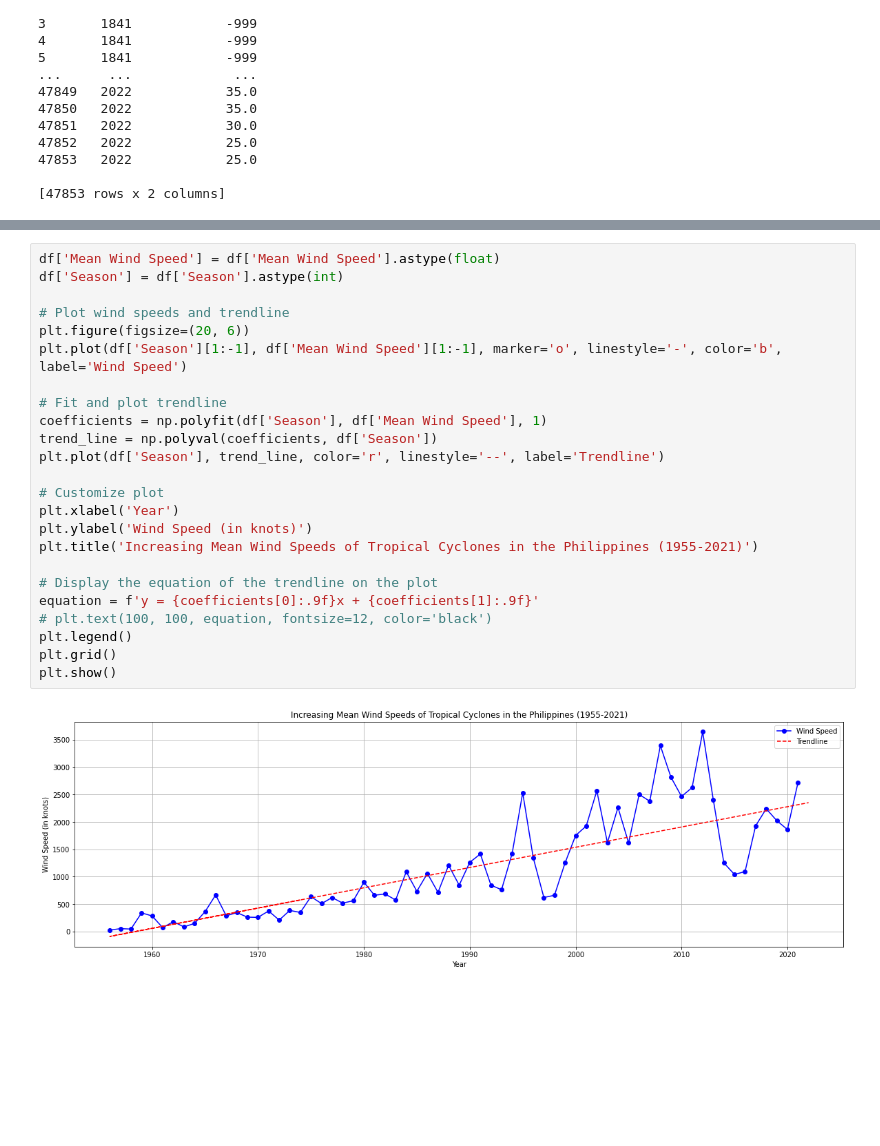
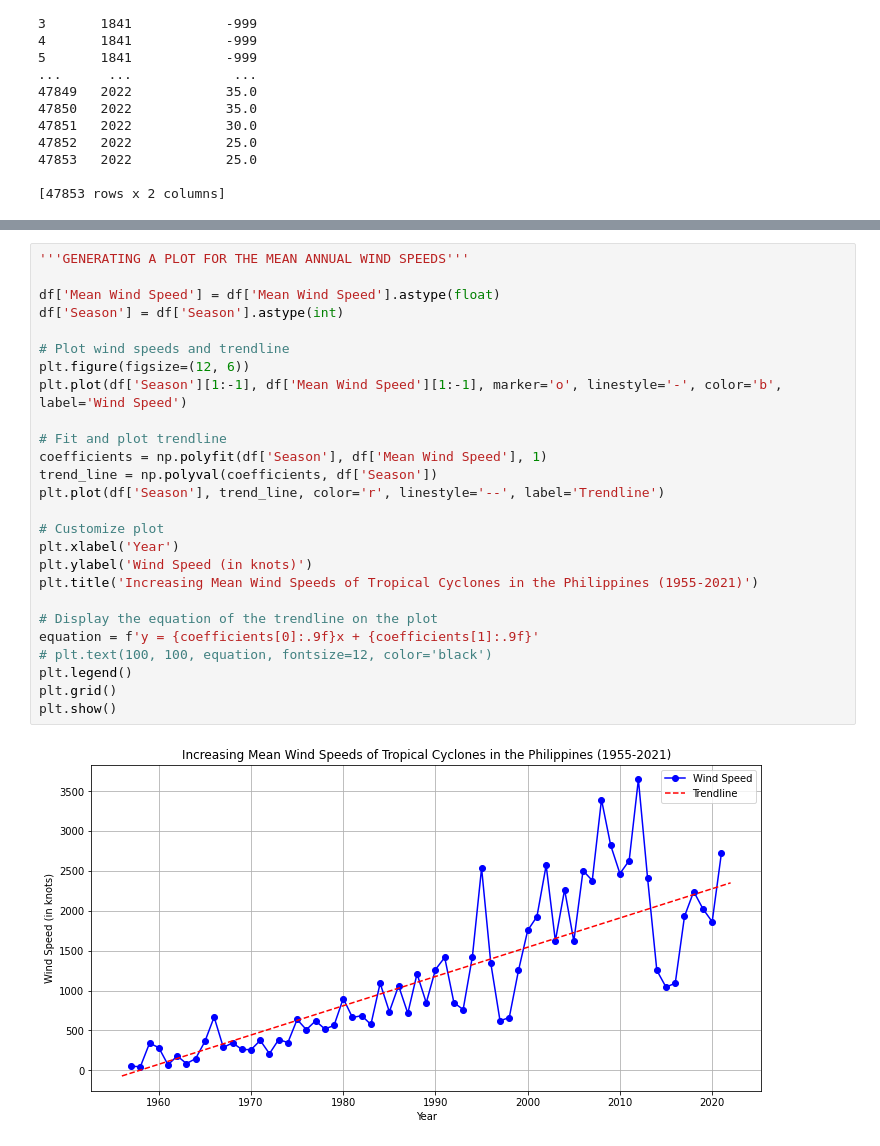
Before and after one commit to edrian-liao/PlanetTales, a Jupyter notebook: data/speartc_analysis.ipynb, the cells around one changed output, grey strips where cells are left out. Drawn from its saved outputs; the diff is of its cells as text; blank space fills up the shorter version.

```diff
--- a/data/speartc_analysis.ipynb
+++ b/data/speartc_analysis.ipynb
@@ -101,26 +102,28 @@ print(df)
 # %%
+'''GENERATING A PLOT FOR THE MEAN ANNUAL WIND SPEEDS'''
+
 df['Mean Wind Speed'] = df['Mean Wind Speed'].astype(float)
 df['Season'] = df['Season'].astype(int)
 
 # Plot wind speeds and trendline
-plt.figure(figsize=(20, 6))
+plt.figure(figsize=(12, 6))
 plt.plot(df['Season'][1:-1], df['Mean Wind Speed'][1:-1], marker='o', linestyle='-', color='b', label='Wind Speed')
 
 # Fit and plot trendline
 coefficients = np.polyfit(df['Season'], df['Mean Wind Speed'], 1)
 trend_line = np.polyval(coefficients, df['Season'])
 plt.plot(df['Season'], trend_line, color='r', linestyle='--', label='Trendline')
 
 # Customize plot
 plt.xlabel('Year')
 plt.ylabel('Wind Speed (in knots)')
 plt.title('Increasing Mean Wind Speeds of Tropical Cyclones in the Philippines (1955-2021)')
 
 # Display the equation of the trendline on the plot
 equation = f'y = {coefficients[0]:.9f}x + {coefficients[1]:.9f}'
 # plt.text(100, 100, equation, fontsize=12, color='black')
 plt.legend()
 plt.grid()
 plt.show()
 # %% [output]
-[figure, old version]
+[figure, new version]
```
Also changed, not shown: parts of 2 cells of this notebook.
